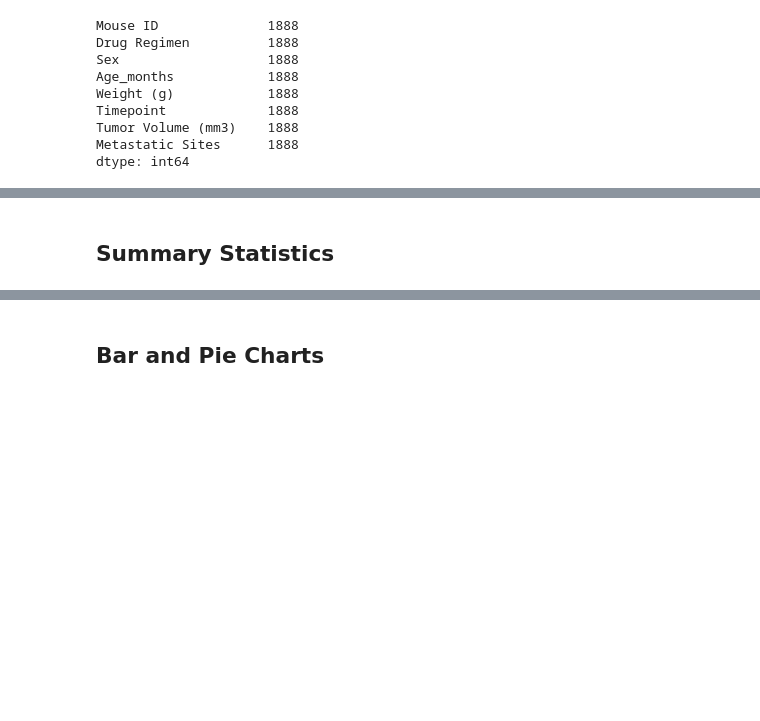
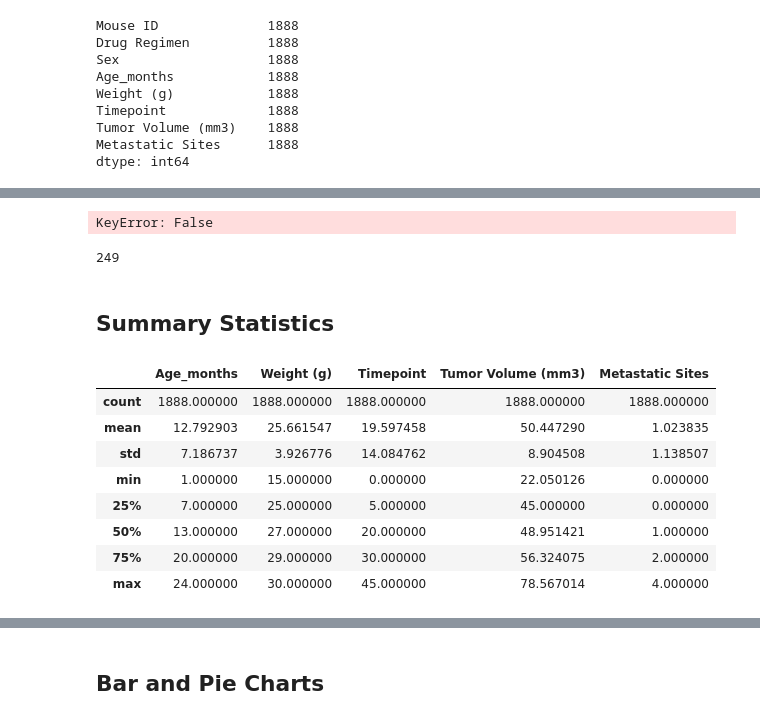
Before and after one commit to acsours/matplotlib-homework, a Jupyter notebook: pymaceuticals_starter.ipynb, the cells around one changed output, grey strips where cells are left out. Cells and saved outputs as stored; diff of their text form; code cells hidden in the pictures; blank space fills up the shorter version.

```diff
--- a/pymaceuticals_starter.ipynb
+++ b/pymaceuticals_starter.ipynb
@@ -159 +142,8 @@ merged_df.groupby('Mouse ID').count()
+# %%
+# Optional: Get all the data for the duplicate mouse ID.
+# ?? this returns a list of boolean values, where false means that there is not a duplicate.
+filter_mouse=id_df.duplicated(['Mouse ID', 'Timepoint'],keep=False)
+filter_mouse.groupby(by=False)
+# %% [output]
+KeyError: False
 # %%
@@ -161,10 +153,23 @@ merged_df.groupby('Mouse ID').count()
 # %%
-# Checking the number of mice in the clean DataFrame.
+# Checking the number of mice in the clean DataFrame. ->need to count unique vaules in mouse ID
+# len(cleaned_df.loc[:, 'Mouse ID'].unique())
+
+tot_mice=cleaned_df.loc[:, 'Mouse ID'].nunique()
+tot_mice
+# %% [output]
+249
 # %% [markdown]
 ## Summary Statistics
 # %%
 # Generate a summary statistics table of mean, median, variance, standard deviation, and SEM of the tumor volume for each regimen
-
-# Use groupby and summary statistical methods to calculate the following properties of each drug regimen:
-# mean, median, variance, standard deviation, and SEM of the tumor volume.
-# Assemble the resulting series into a single summary dataframe.
+cleaned_df.describe()
+# %% [output]
+|  | Age_months | Weight (g) | Timepoint | Tumor Volume (mm3) | Metastatic Sites |
+| count | 1888.000000 | 1888.000000 | 1888.000000 | 1888.000000 | 1888.000000 |
+| mean | 12.792903 | 25.661547 | 19.597458 | 50.447290 | 1.023835 |
+| std | 7.186737 | 3.926776 | 14.084762 | 8.904508 | 1.138507 |
+| min | 1.000000 | 15.000000 | 0.000000 | 22.050126 | 0.000000 |
+| 25% | 7.000000 | 25.000000 | 5.000000 | 45.000000 | 0.000000 |
+| 50% | 13.000000 | 27.000000 | 20.000000 | 48.951421 | 1.000000 |
+| 75% | 20.000000 | 29.000000 | 30.000000 | 56.324075 | 2.000000 |
+| max | 24.000000 | 30.000000 | 45.000000 | 78.567014 | 4.000000 |
```
Also changed, not shown: parts of 9 cells of this notebook.
